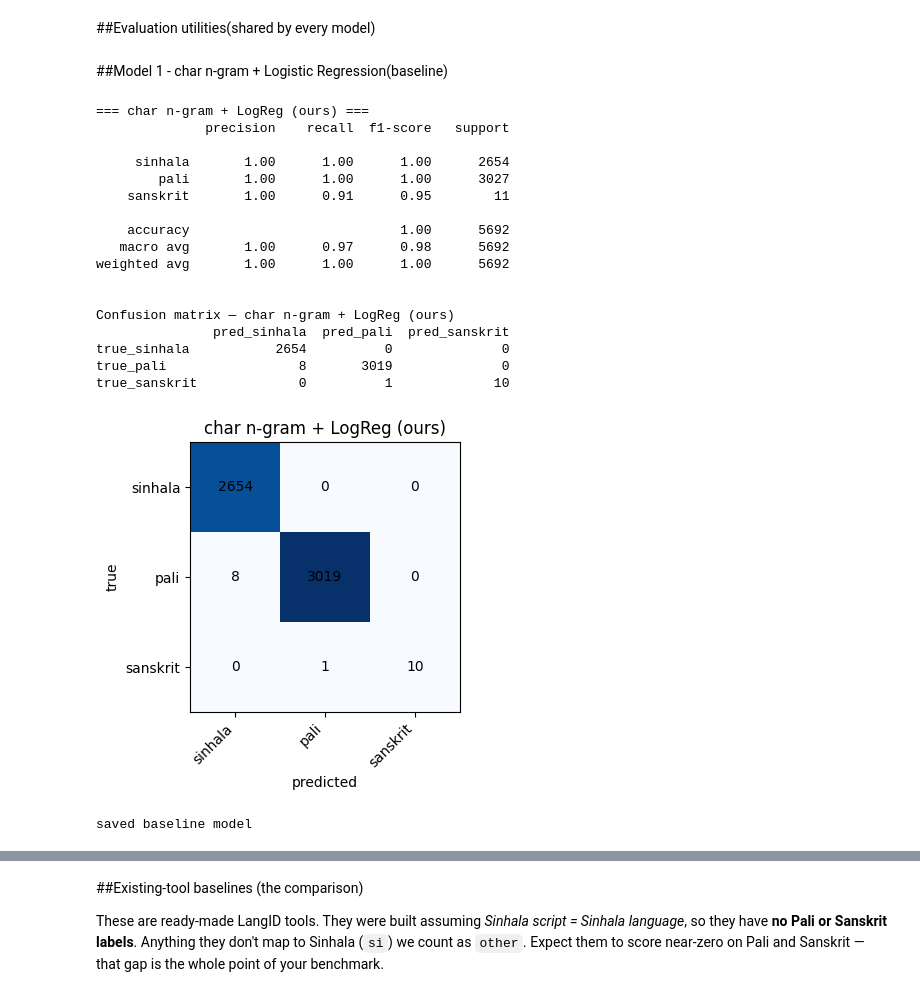
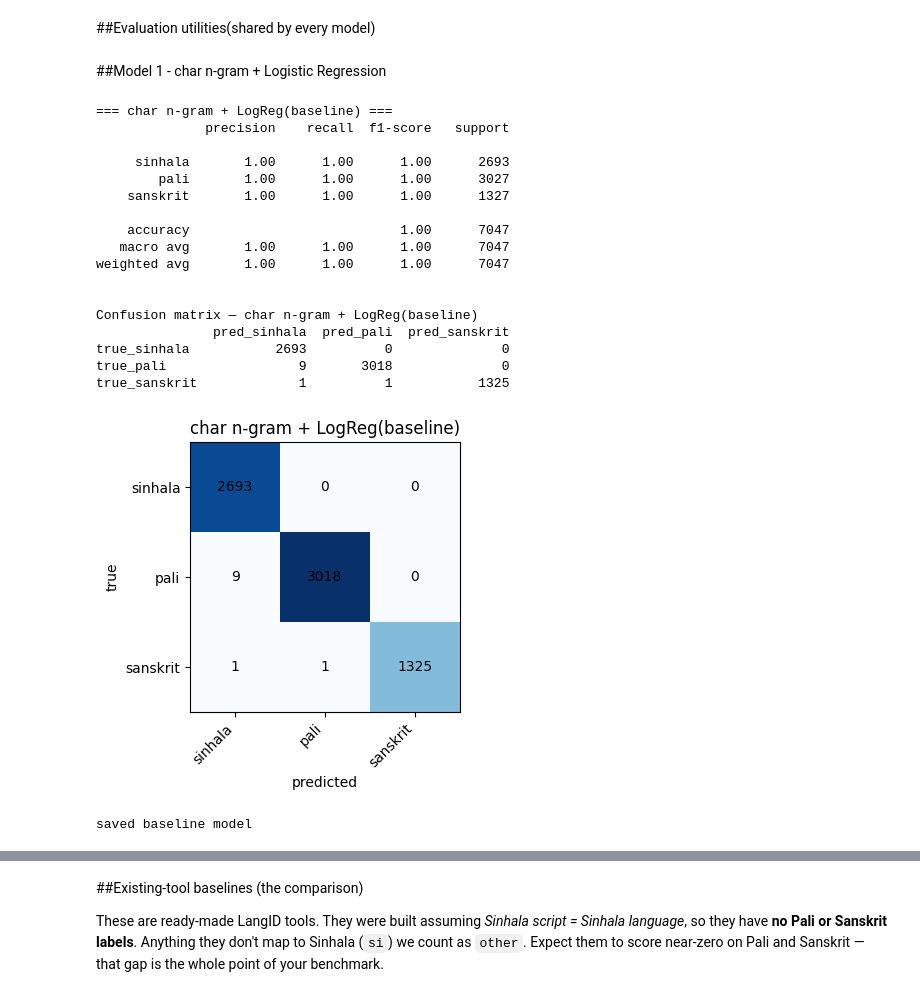
Before and after one commit to nadilHesara/langid_experiments, a Jupyter notebook: LangID.ipynb, the cells around one changed output, grey strips where cells are left out. Saved outputs shown, nothing was run; the diff lists cells and outputs as text; code cells hidden in the pictures.

```diff
--- a/LangID.ipynb
+++ b/LangID.ipynb
@@ -208,7 +437,7 @@ def clean_text(s):
     s = re.sub(r"\s+", " ", s).strip()
     return s
 
-unified = pd.concat([sidiac_df, parallel_long], ignore_index=True)
+unified = pd.concat([sidiac_df, sansinnt_df, dcs_df, parallel_long, sipakosa_df], ignore_index=True)
 unified = unified.dropna(subset=["text"])
 unified["text"] = unified["text"].map(clean_text)
 unified = unified[unified["text"].str.len() > 0]
@@ -318,3 +547,11 @@ saved test: 5692 rows
+# %%
+with open('/content/drive/MyDrive/SSLI/processed/unified.csv', 'rb') as f:
+    data = f.read()
+try:
+    data.decode('utf-8')
+except UnicodeDecodeError as e:
+    print(e)
+    print(data[e.start-50:e.end+50])  # show bytes around the error
 # %% [markdown]
 ##Evaluation utilities(shared by every model)
 # %%
@@ -333,7 +570,13 @@ def evaluate_model(name, y_true, y_pred, note=""):
         row[f"F1_{lab}"] = round(float(f), 3)
     if note:
         row["note"] = note
-    RESULTS.append(row)
+
+    for i, r in enumerate(RESULTS):
+        if r["model"] == name:
+            RESULTS[i] = row
+            break
+    else:
+        RESULTS.append(row)
     print(f"\n=== {name} ===")
     print(classification_report(y_true, y_pred, labels=CORE_LABELS, zero_division=0))
     return row
@@ -358,45 +601,45 @@ def show_confusion(name, y_true, y_pred):
     except Exception as e:
         print("(plot skipped:", e, ")")
 # %% [markdown]
-##Model 1 - char n-gram + Logistic Regression(baseline)
+##Model 1 - char n-gram + Logistic Regression
 # %%
 from sklearn.feature_extraction.text import TfidfVectorizer
 from sklearn.linear_model import LogisticRegression
 import joblib
 
 # character n-grams (2-4 chars): capture spelling / word-ending patterns that
 # differ between the three languages even though they share the Sinhala script.
 vectorizer = TfidfVectorizer(analyzer="char", ngram_range=(2, 4), max_features=20000)
 X_train = vectorizer.fit_transform(train["text"])
 X_test  = vectorizer.transform(test["text"])
 
 clf = LogisticRegression(max_iter=1000, class_weight="balanced")
 clf.fit(X_train, train["label"])
 
 base_preds = clf.predict(X_test)
-evaluate_model("char n-gram + LogReg (ours)", test["label"], base_preds)
-show_confusion("char n-gram + LogReg (ours)", test["label"], base_preds)
+evaluate_model("char n-gram + LogReg(baseline)", test["label"], base_preds)
+show_confusion("char n-gram + LogReg(baseline)", test["label"], base_preds)
 
 # save for the Streamlit demo later
 joblib.dump({"vectorizer": vectorizer, "clf": clf}, f"{OUTPUT_DIR}/baseline_charngram.joblib")
 print("saved baseline model")
 # %% [output]
-=== char n-gram + LogReg (ours) ===
+=== char n-gram + LogReg(baseline) ===
               precision    recall  f1-score   support
 
-     sinhala       1.00      1.00      1.00      2654
+     sinhala       1.00      1.00      1.00      2693
         pali       1.00      1.00      1.00      3027
-    sanskrit       1.00      0.91      0.95        11
+    sanskrit       1.00      1.00      1.00      1327
 
-    accuracy                           1.00      5692
-   macro avg       1.00      0.97      0.98      5692
-weighted avg       1.00      1.00      1.00      5692
+    accuracy                           1.00      7047
+   macro avg       1.00      1.00      1.00      7047
+weighted avg       1.00      1.00      1.00      7047
 
 
-Confusion matrix — char n-gram + LogReg (ours)
+Confusion matrix — char n-gram + LogReg(baseline)
                pred_sinhala  pred_pali  pred_sanskrit
-true_sinhala           2654          0              0
-true_pali                 8       3019              0
-true_sanskrit             0          1             10
+true_sinhala           2693          0              0
+true_pali                 9       3018              0
+true_sanskrit             1          1           1325
-[figure, old version]
+[figure, new version]
 saved baseline model
```
Also changed, not shown: parts of 42 cells of this notebook.
